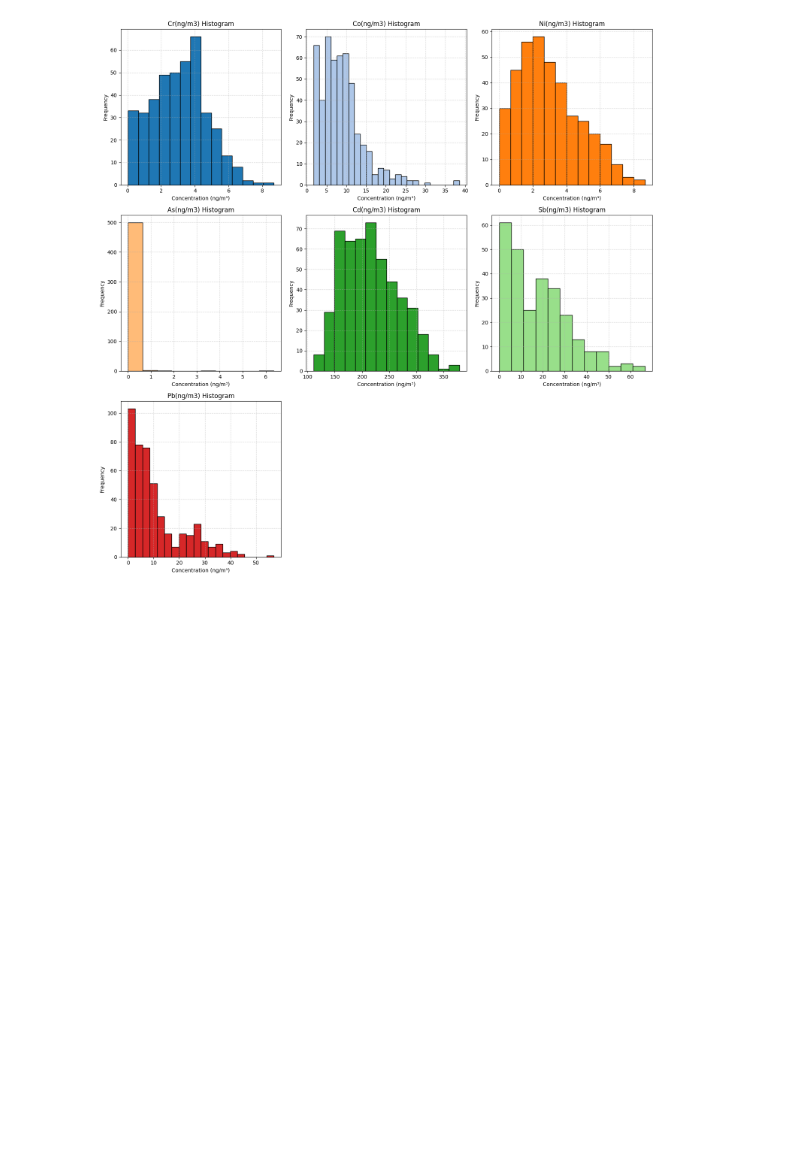
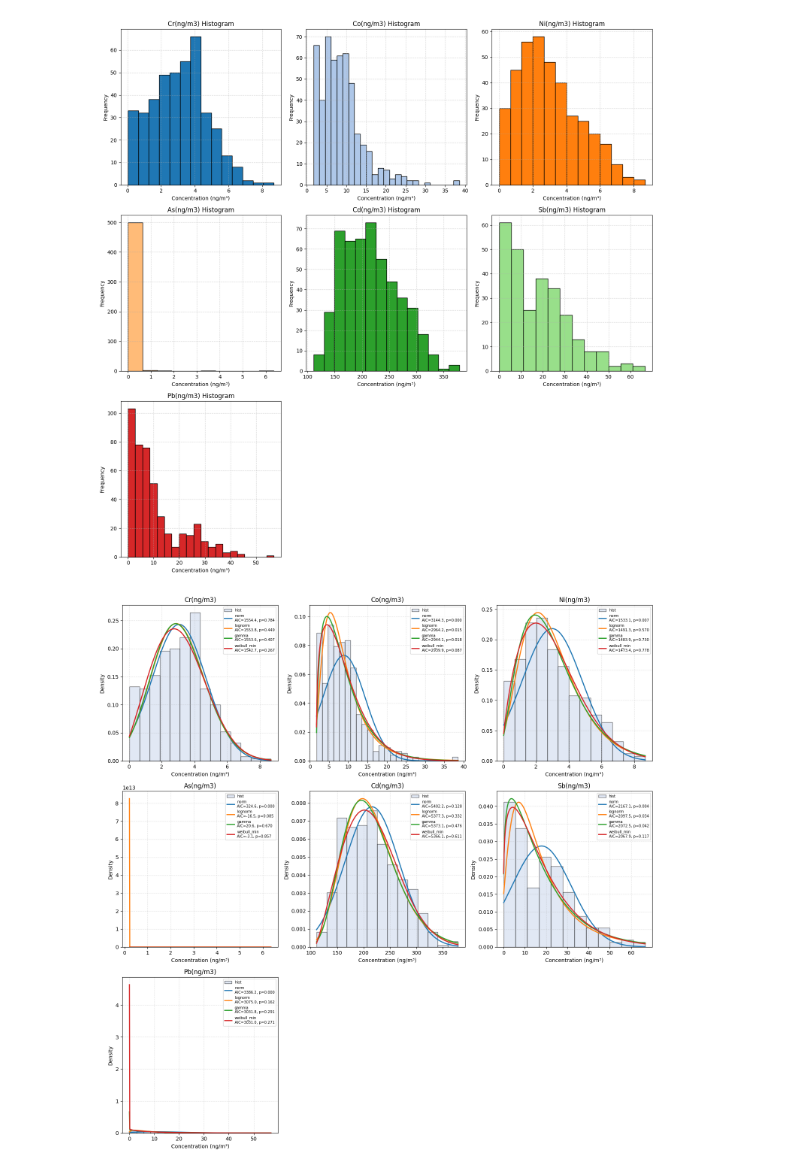
Before and after one commit to hyen0322/202508, a Jupyter notebook: (수정) Metals Histogram.ipynb, the cells around one changed output. Saved outputs shown, nothing was run; the diff lists cells and outputs as text; code cells hidden in the pictures; blank space fills up the shorter version.

```diff
--- a/(수정) Metals Histogram.ipynb
+++ b/(수정) Metals Histogram.ipynb
@@ -67,3 +68,68 @@ plt.tight_layout()
 plt.show()
 # %% [output]
 [figure]
+# %%
+# 금속 컬럼 추출 (ng/m3)
+target_metals = ["Cr(ng/m3)", "Co(ng/m3)", "Ni(ng/m3)",
+                 "As(ng/m3)", "Cd(ng/m3)", "Sb(ng/m3)", "Pb(ng/m3)"]
+# %%
+# subplot 구조 설정
+cols = 3
+rows = math.ceil(len(target_metals) / cols)
+fig, axes = plt.subplots(rows, cols, figsize=(15, 5 * rows))
+axes = axes.flatten()
+
+for idx, metal in enumerate(target_metals):
+    ax = axes[idx]
+
+    if metal not in df.columns:
+        ax.axis("off")
+        ax.text(0.5, 0.5, f"{metal}\nNo column", ha="center", va="center")
+        continue
+
+    s = df[metal]
+    if pd.to_numeric(s, errors="coerce").dropna().nunique() <= 1:
+        ax.axis("off")
+        ax.text(0.5, 0.5, f"{metal}\nNo data", ha="center", va="center")
+        continue
+
+    # 히스토그램용 데이터
+    data_all = pd.to_numeric(s, errors="coerce").dropna().values
+    data_pos = data_all[data_all > 0]
+    hist_data = data_pos if data_pos.size >= 5 else data_all
+
+    if hist_data.size < 5:
+        ax.axis("off")
+        ax.text(0.5, 0.5, f"{metal}\nToo few data", ha="center", va="center")
+        continue
+
+    # 히스토그램
+    ax.hist(hist_data, bins="auto", density=True,
+            alpha=0.55, color="#c9d6eb", edgecolor="black", label="hist")
+
+    # 분포 피팅 및 PDF 곡선 추가
+    metal_res = fit_results.get(metal, {})
+    x = np.linspace(hist_data.min(), hist_data.max(), 400)
+
+    for dist_name, res in metal_res.items():
+        # stats 객체 얻기
+        dist = getattr(stats, dist_name)
+        pdf = dist.pdf(x, *res["params"])
+        pdf = np.where(np.isfinite(pdf), pdf, 0.0)
+        ax.plot(x, pdf, lw=2,
+                label=f"{dist_name}\nAIC={res['AIC']:.1f}, p={res['KS_p']:.3f}")
+
+    ax.set_title(metal)
+    ax.set_xlabel("Concentration (ng/m³)")
+    ax.set_ylabel("Density")
+    ax.grid(True, ls="--", alpha=0.35)
+    ax.legend(fontsize=7)
+
+    # 남는 subplot은 숨김
+for ax in axes[len(target_metals):]:
+    ax.set_visible(False)
+
+plt.tight_layout()
+plt.show()
+# %% [output]
+[figure, added]
```
Also changed, not shown: parts of 4 cells of this notebook.
